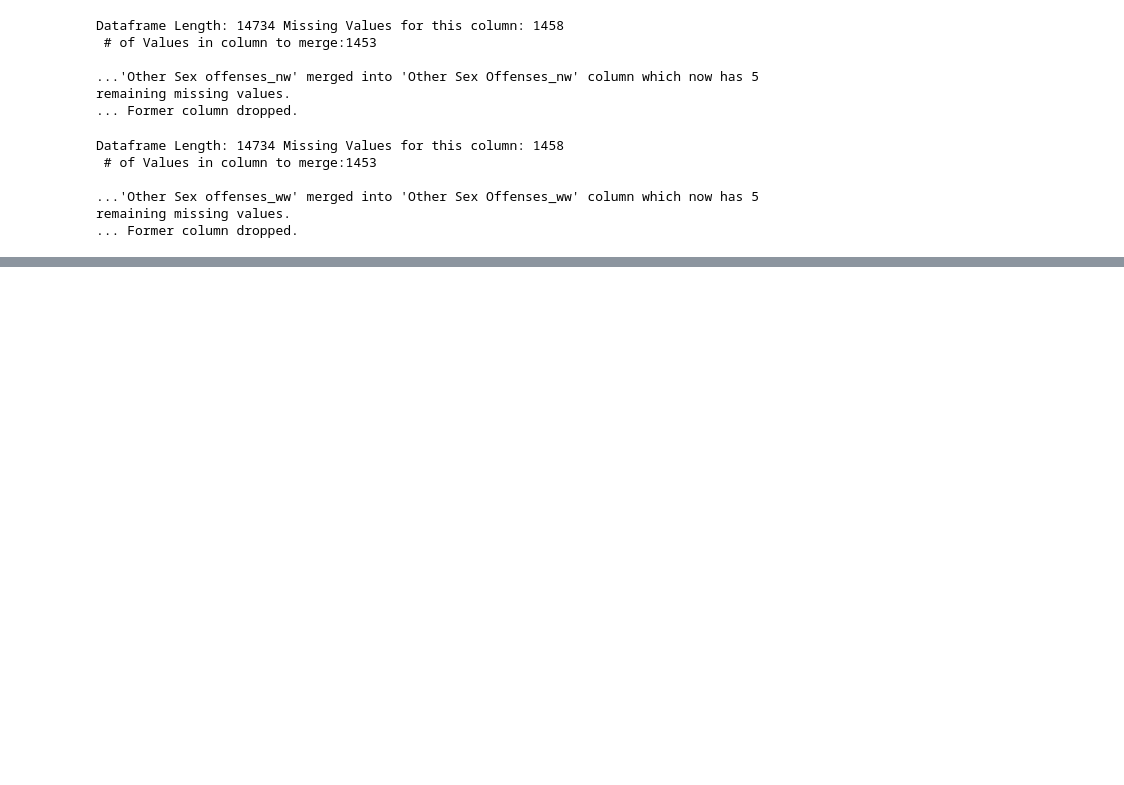
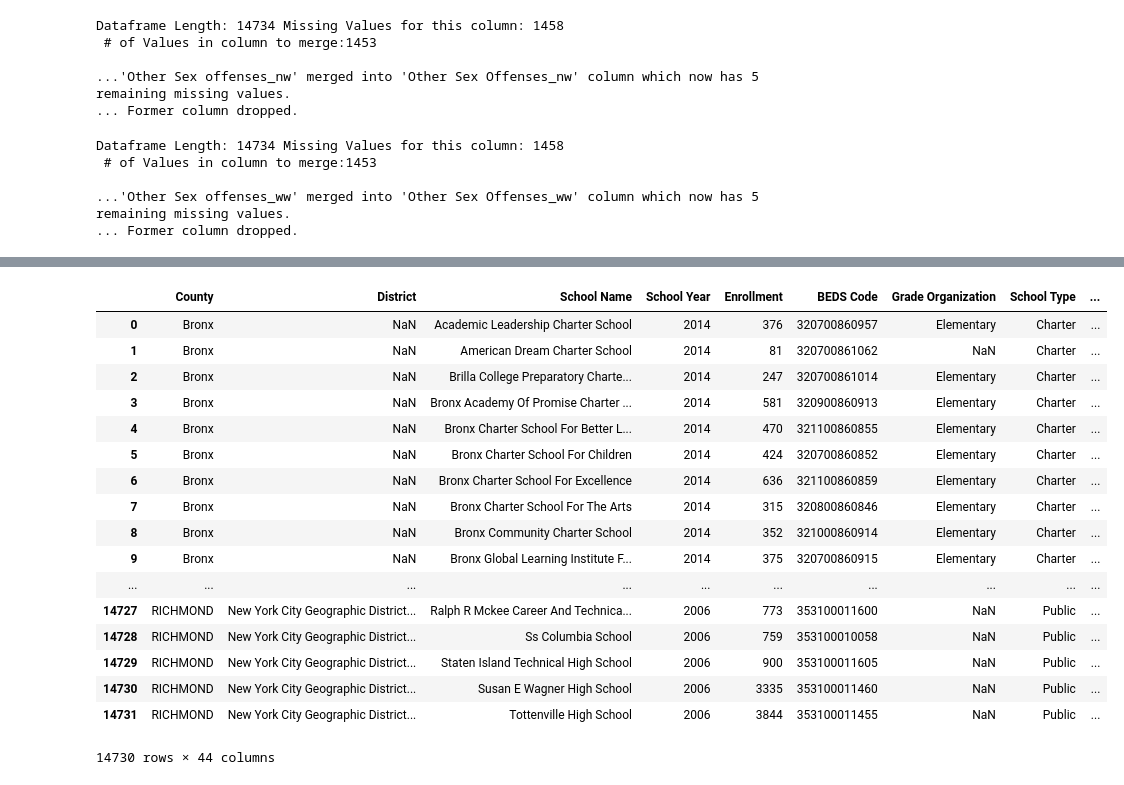
Before and after one commit to mmillervedam/INFOW18_FinalProject, a Jupyter notebook: VADIR_cleanup_part2.ipynb, the cells around one changed output, grey strips where cells are left out. Saved outputs shown, nothing was run; the diff lists cells and outputs as text; code cells hidden in the pictures; blank space fills up the shorter version.

```diff
--- a/VADIR_cleanup_part2.ipynb
+++ b/VADIR_cleanup_part2.ipynb
@@ -154,3 +152,6 @@ Dataframe Length: 14734 Missing Values for this column: 1458
+# %%
+# Yes, they look like they overlap... infact we can maybe just delete the need/resource category
+vadir_df.drop(['Need/Resource Category'], axis=1, inplace=True)
 # %%
 # Take a look at the now cleaned column names
 vadir_df.columns.tolist()
@@ -176,0 +196,26 @@ vadir_df.columns.tolist()
+# %%
+# Qll of the above come up with the same 4 problem rows indexed: 13277, 13278, 14732, 14733
+# They appear to have been mistakenly added when loading 2006 and 07 data.
+#... we'll delete them.
+vadir_df.drop([13277, 13278, 14732, 14733], axis=0, inplace=True)
+#... and reindex
+vadir_df.reindex()
+# %% [output]
+|  | County | District | School Name | School Year | Enrollment | BEDS Code | Grade Organization | School Type | ... |
+| 0 | Bronx | NaN | Academic Leadership Charter School | 2014 | 376 | 320700860957 | Elementary | Charter | ... |
+| 1 | Bronx | NaN | American Dream Charter School | 2014 | 81 | 320700861062 | NaN | Charter | ... |
+| 2 | Bronx | NaN | Brilla College Preparatory Charte... | 2014 | 247 | 320700861014 | Elementary | Charter | ... |
+| 3 | Bronx | NaN | Bronx Academy Of Promise Charter ... | 2014 | 581 | 320900860913 | Elementary | Charter | ... |
+| 4 | Bronx | NaN | Bronx Charter School For Better L... | 2014 | 470 | 321100860855 | Elementary | Charter | ... |
+| 5 | Bronx | NaN | Bronx Charter School For Children | 2014 | 424 | 320700860852 | Elementary | Charter | ... |
+| 6 | Bronx | NaN | Bronx Charter School For Excellence | 2014 | 636 | 321100860859 | Elementary | Charter | ... |
+| 7 | Bronx | NaN | Bronx Charter School For The Arts | 2014 | 315 | 320800860846 | Elementary | Charter | ... |
+| 8 | Bronx | NaN | Bronx Community Charter School | 2014 | 352 | 321000860914 | Elementary | Charter | ... |
+| 9 | Bronx | NaN | Bronx Global Learning Institute F... | 2014 | 375 | 320700860915 | Elementary | Charter | ... |
+| ... | ... | ... | ... | ... | ... | ... | ... | ... | ... |
+| 14727 | RICHMOND | New York City Geographic District... | Ralph R Mckee Career And Technica... | 2006 | 773 | 353100011600 | NaN | Public | ... |
+| 14728 | RICHMOND | New York City Geographic District... | Ss Columbia School | 2006 | 759 | 353100010058 | NaN | Public | ... |
+| 14729 | RICHMOND | New York City Geographic District... | Staten Island Technical High School | 2006 | 900 | 353100011605 | NaN | Public | ... |
+| 14730 | RICHMOND | New York City Geographic District... | Susan E Wagner High School | 2006 | 3335 | 353100011460 | NaN | Public | ... |
+| 14731 | RICHMOND | New York City Geographic District... | Tottenville High School | 2006 | 3844 | 353100011455 | NaN | Public | ... |
+14730 rows × 44 columns
```
Also changed, not shown: parts of 14 cells of this notebook.
